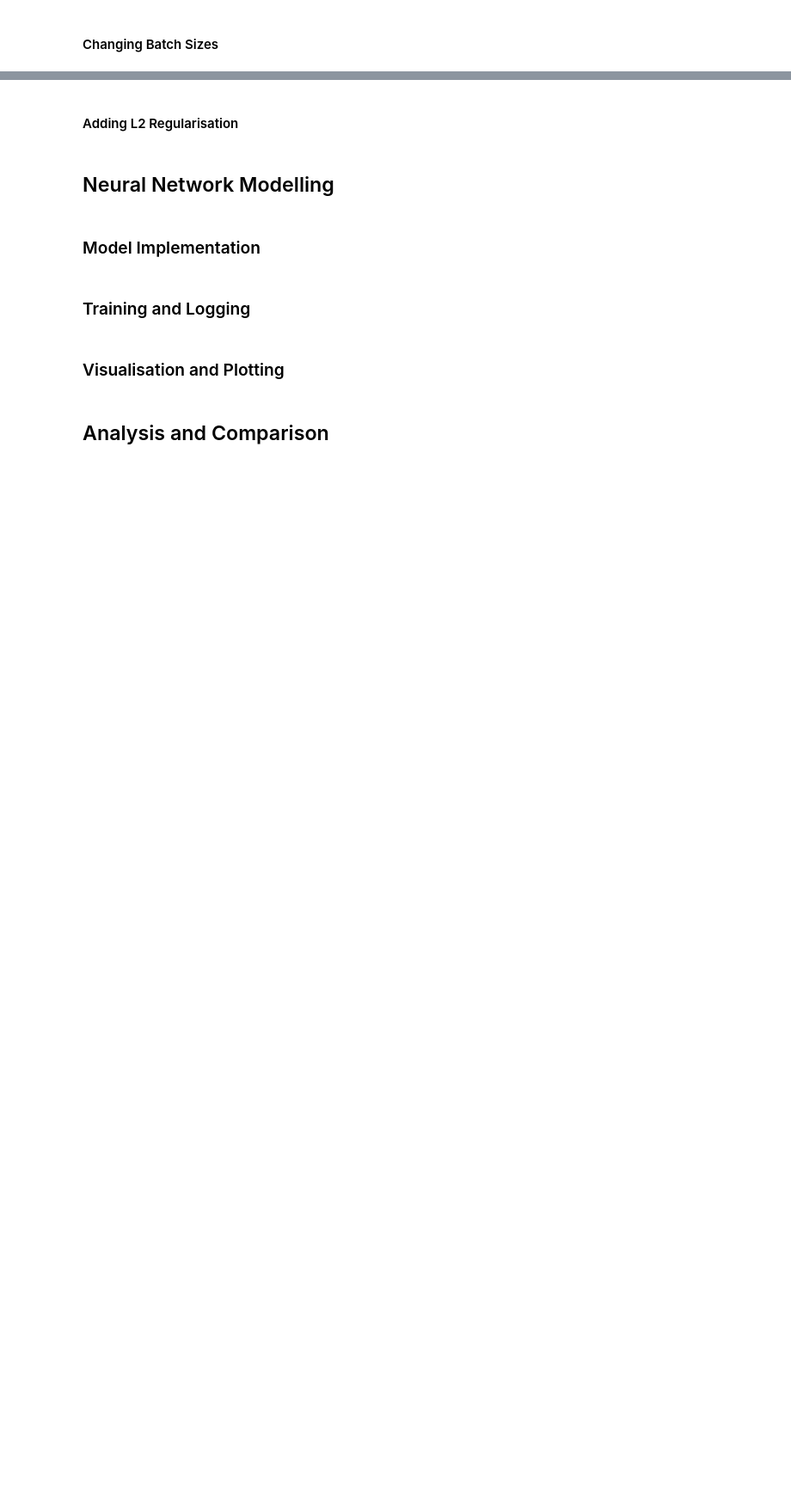
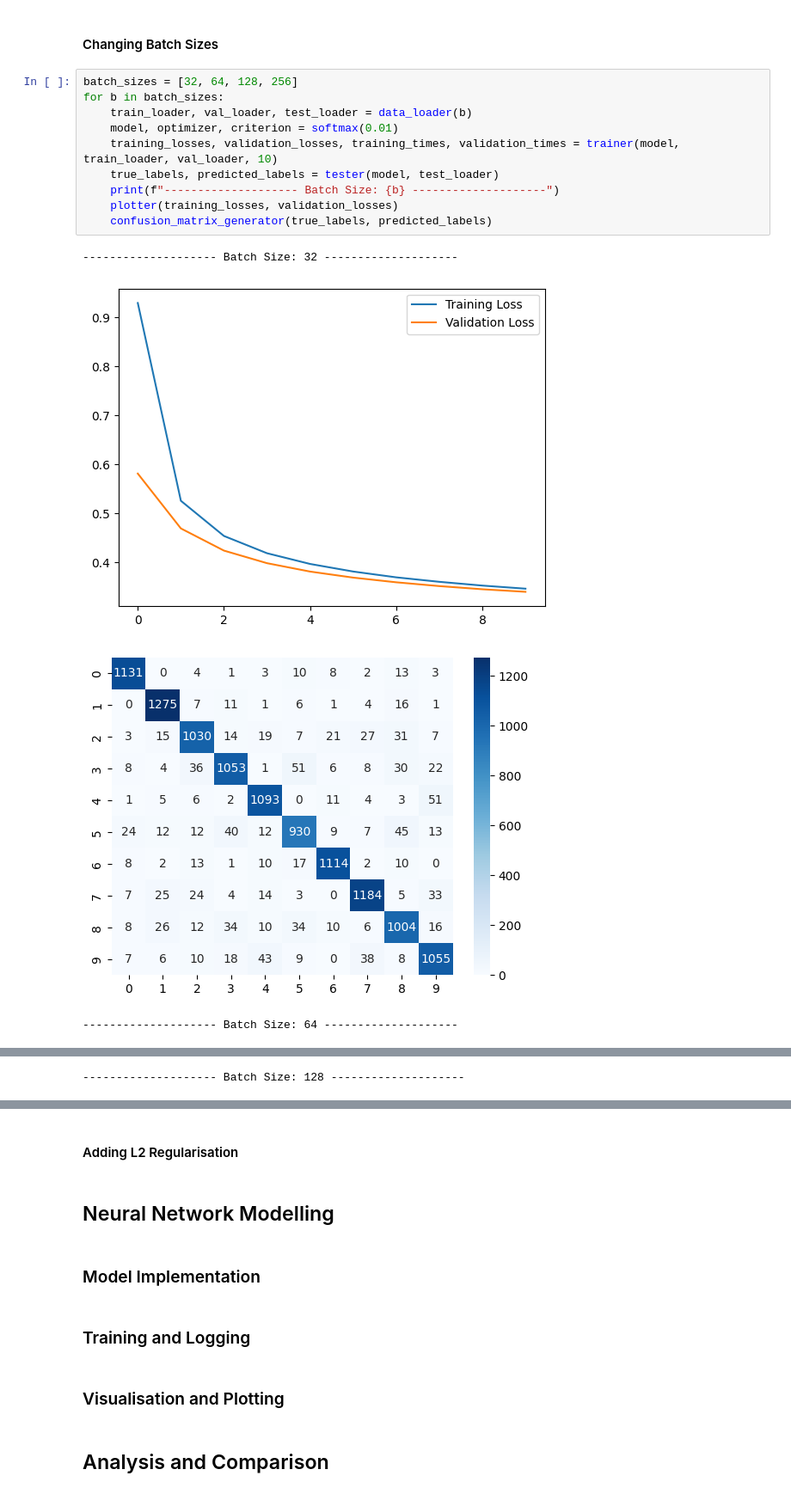
Before and after one commit to mosheriif/ai-mnist-classification, a Jupyter notebook: test.ipynb, the cells around one changed output, grey strips where cells are left out. Shown at 86% size. Drawn from its saved outputs; the diff is of its cells as text; blank space fills up the shorter version.

```diff
--- a/test.ipynb
+++ b/test.ipynb
@@ -204,2 +204,17 @@ confusion_matrix_generator(true_labels, predicted_labels)
 # %% [markdown]
 #### Changing Batch Sizes
+# %%
+batch_sizes = [32, 64, 128, 256]
+for b in batch_sizes:
+    train_loader, val_loader, test_loader = data_loader(b)
+    model, optimizer, criterion = softmax(0.01)
+    training_losses, validation_losses, training_times, validation_times = trainer(model, train_loader, val_loader, 10)
+    true_labels, predicted_labels = tester(model, test_loader)
+    print(f"-------------------- Batch Size: {b} --------------------")
+    plotter(training_losses, validation_losses)
+    confusion_matrix_generator(true_labels, predicted_labels)
+# %% [output]
+-------------------- Batch Size: 32 --------------------
+[figure, added]
+[figure, added]
+-------------------- Batch Size: 64 --------------------
@@ -205,0 +223 @@ confusion_matrix_generator(true_labels, predicted_labels)
+-------------------- Batch Size: 128 --------------------
```
Also changed, not shown: parts of 5 cells of this notebook.
